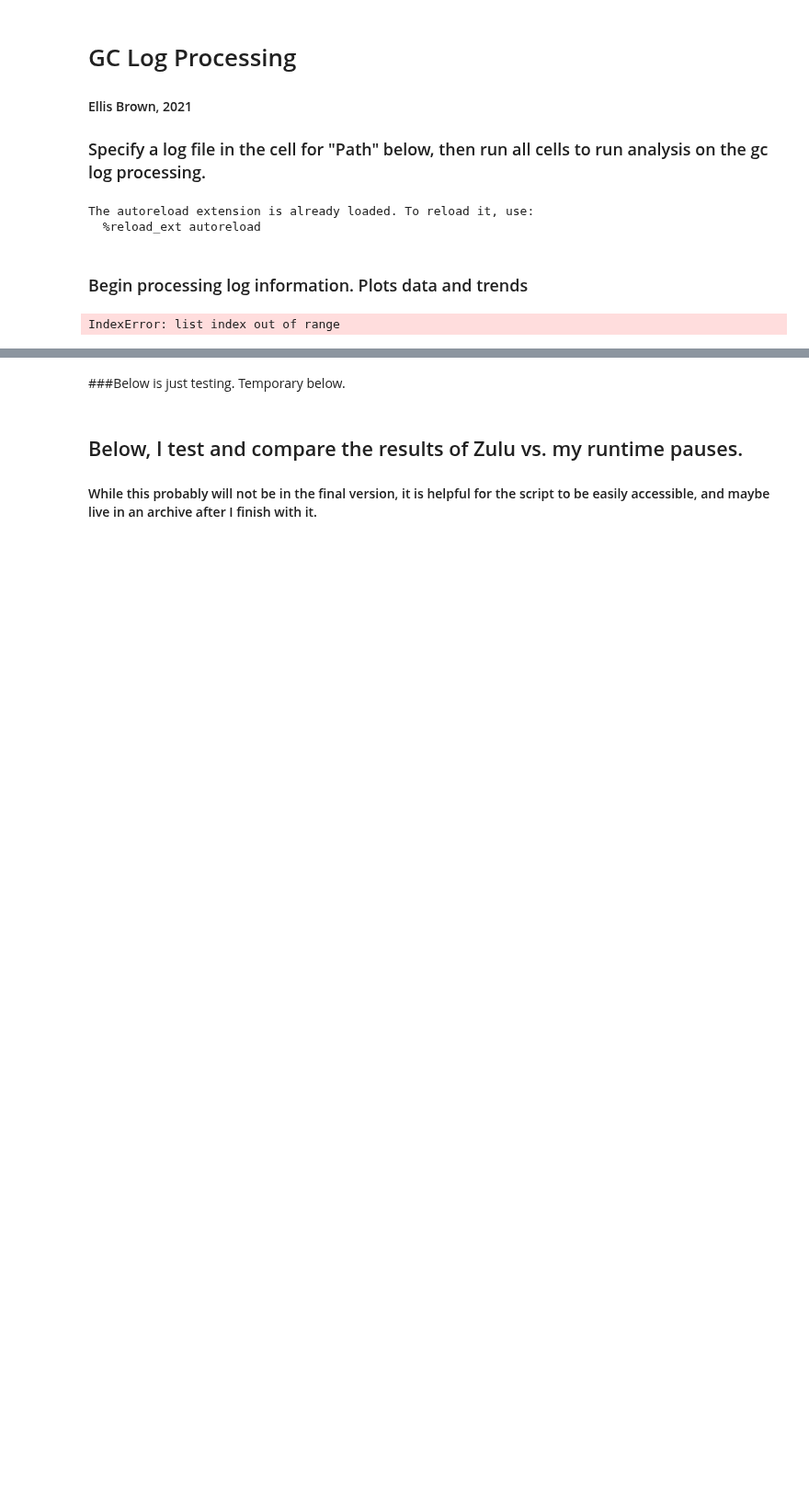
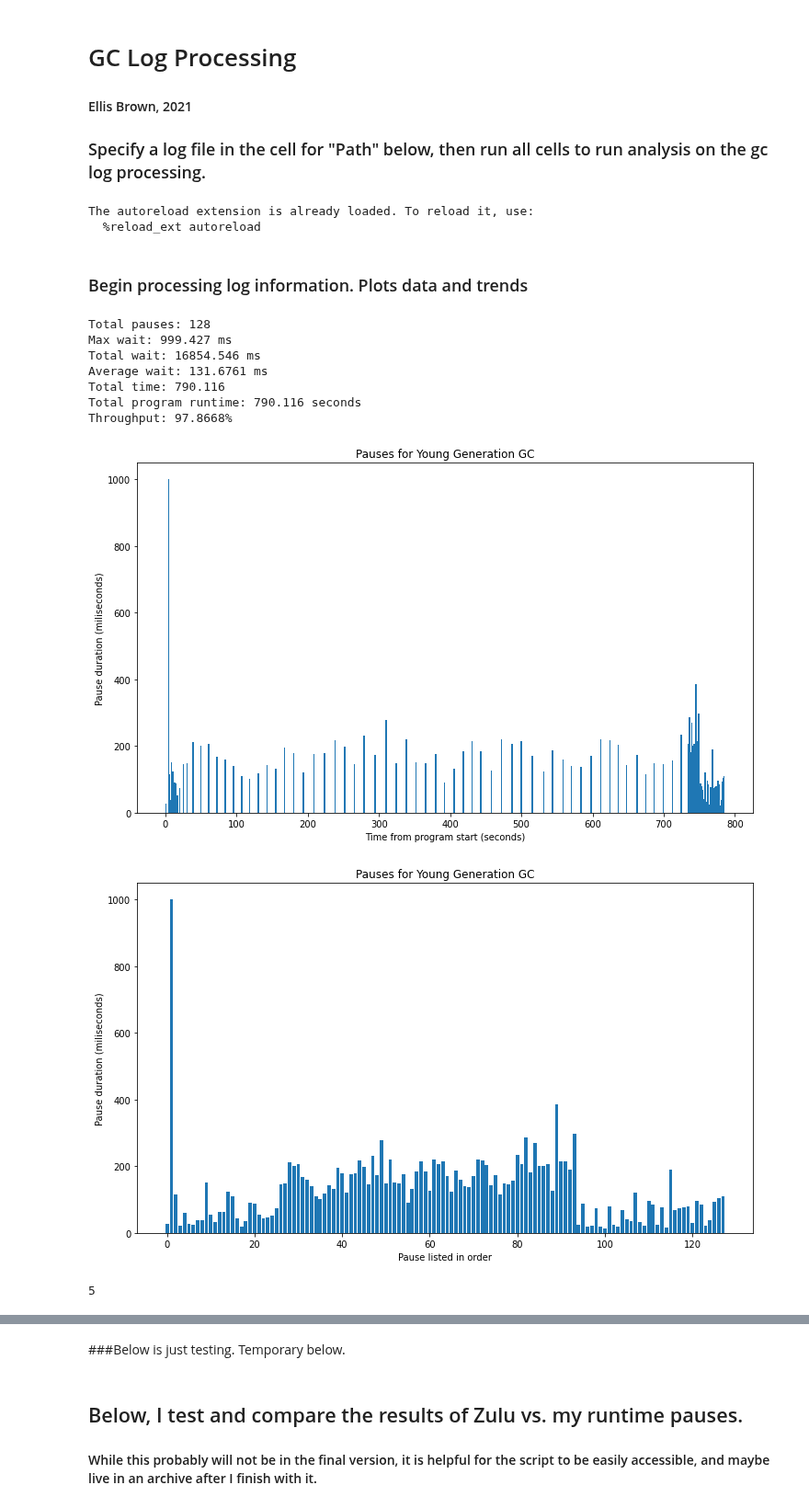
Before and after one commit to apple/GCGC, a Jupyter notebook: Jupyter-everything/GClogs_notebook.ipynb, the cells around one changed output, grey strips where cells are left out. Shown at 92% size. Drawn from its saved outputs; the diff is of its cells as text; code cells hidden in the pictures; blank space fills up the shorter version.

```diff
--- a/Jupyter-everything/GClogs_notebook.ipynb
+++ b/Jupyter-everything/GClogs_notebook.ipynb
@@ -52,24 +52,33 @@ elif test == "linux":
 # %%
 ''' Begin processing log information into specific variables '''
 from scripts import process_log as pl
 from scripts import plot_data as dplt
 
 # Get the pauses information from that file.
-table_young_pauses = pl.getYoungPauses2(create_csv = False)
+table_young_pauses = pl.getYoungPauses(create_csv = False)
 for idx in range(len(table_young_pauses[-1])):
     if float(table_young_pauses[-1][idx]) > 1883:
         print(idx)
 if len(table_young_pauses) > 0:
     # plot the data for pauses, printing to output the trends.
     dplt.plot_pauses(table_young_pauses)
     print(len(table_young_pauses))
 else:
     print("No information recorded")
 
 # To inspect more information about this, access the variable "table_ypauses"
 # TODO: Transform second table into line graph
 # %% [output]
-IndexError: list index out of range
+Total pauses: 128
+Max wait: 999.427 ms
+Total wait: 16854.546 ms
+Average wait: 131.6761 ms
+Total time: 790.116
+Total program runtime: 790.116 seconds
+Throughput: 97.8668%
+[figure, added]
+[figure, added]
+5
 # %%
 ''' Analyze heap allocation througout the program '''
 from scripts import process_log as pl
```
Also changed, not shown: parts of 5 cells of this notebook, 3 other files.
